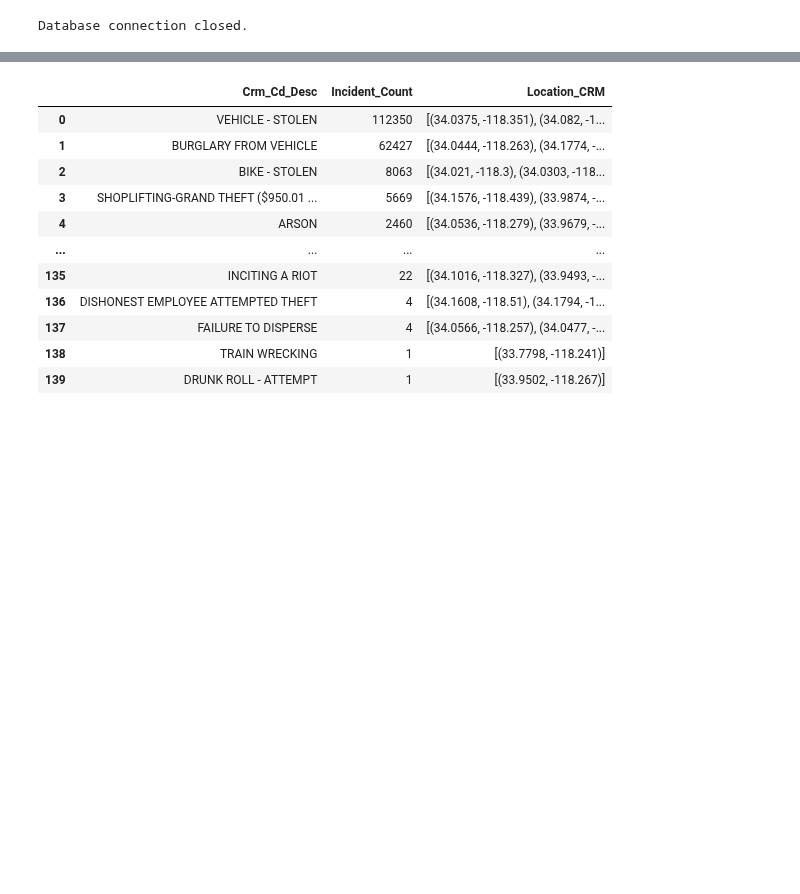
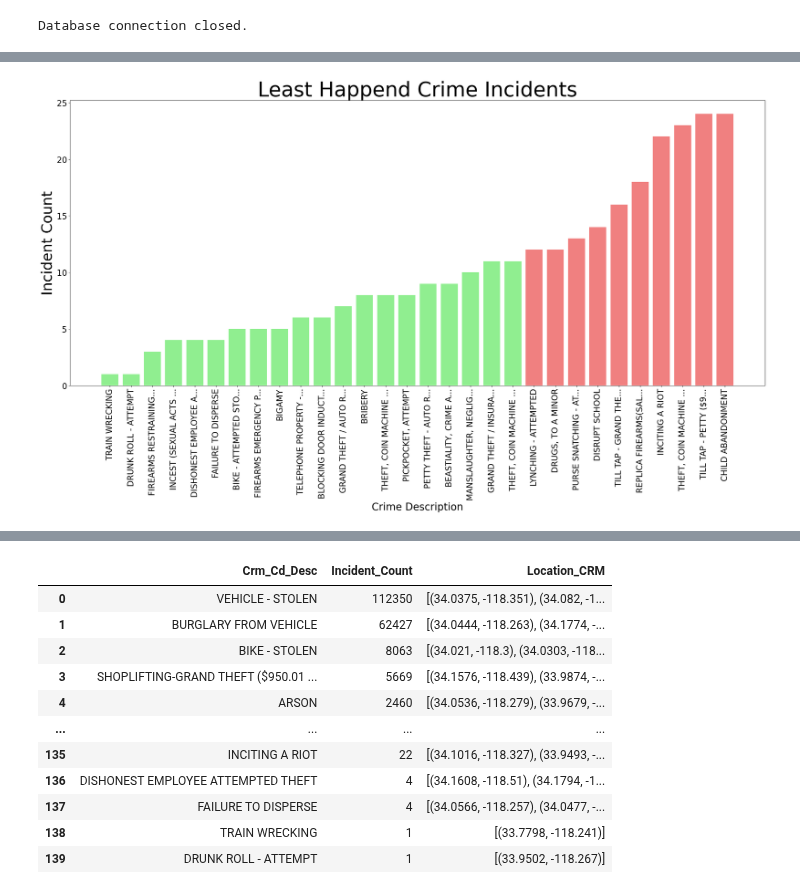
Before and after one commit to MalakaSupun/Crime-Data-Analysis-of-LAPD, a Jupyter notebook: Data_sets/sql_test_01.ipynb, the cells around one changed output, grey strips where cells are left out. Drawn from its saved outputs; the diff is of its cells as text; code cells hidden in the pictures; blank space fills up the shorter version.

```diff
--- a/Data_sets/sql_test_01.ipynb
+++ b/Data_sets/sql_test_01.ipynb
@@ -533,3 +547,35 @@ plt.show()
+# %%
+# Plotting the incident count for each crime description
+plt.figure(figsize=(25, 15))  # Adjust figure size as needed
+#plt.bar(Results_02['Crm_Cd_Desc'], Results_02['Incident_Count'], color='blue')
+# Filter to show only the top 30 most frequent crimes
+top_30_crimes_low = Results_02.nsmallest(30, 'Incident_Count')
+
+# # Highlight the top 10 most frequent crimes in light-red
+top_10_crimes_low = top_30_crimes_low.nlargest(10, 'Incident_Count')
+colors = ['lightcoral' if crime in top_10_crimes_low['Crm_Cd_Desc'].values else 'lightgreen' for crime in top_30_crimes_low['Crm_Cd_Desc'].values]
+
+plt.bar(top_30_crimes_low['Crm_Cd_Desc'], top_30_crimes_low['Incident_Count'], color=colors)
+
+# Truncate x-tick labels to 20 characters
+truncated_labels = [label[:20] + '...' if len(label) > 20 else label for label in top_30_crimes_low['Crm_Cd_Desc']]
+plt.xticks(ticks=range(len(truncated_labels)), labels=truncated_labels, fontsize=20)
+# Adding labels and title
+plt.xticks(fontsize=20)
+plt.yticks(fontsize=20)
+
+plt.title('Least Happend Crime Incidents', fontsize=50)
+plt.xlabel('Crime Description', fontsize=25)
+plt.ylabel('Incident Count', fontsize=35)
+
+# Rotate x-axis labels for better readability if needed
+plt.xticks(rotation=90)
+
+# # Show the plot
+plt.tight_layout()
+plt.show()
+# %% [output]
+[figure, added]
 # %%
 Results_01=Results_01_raw
 # %%
```
Also changed, not shown: parts of 2 cells of this notebook, 3 other files.
